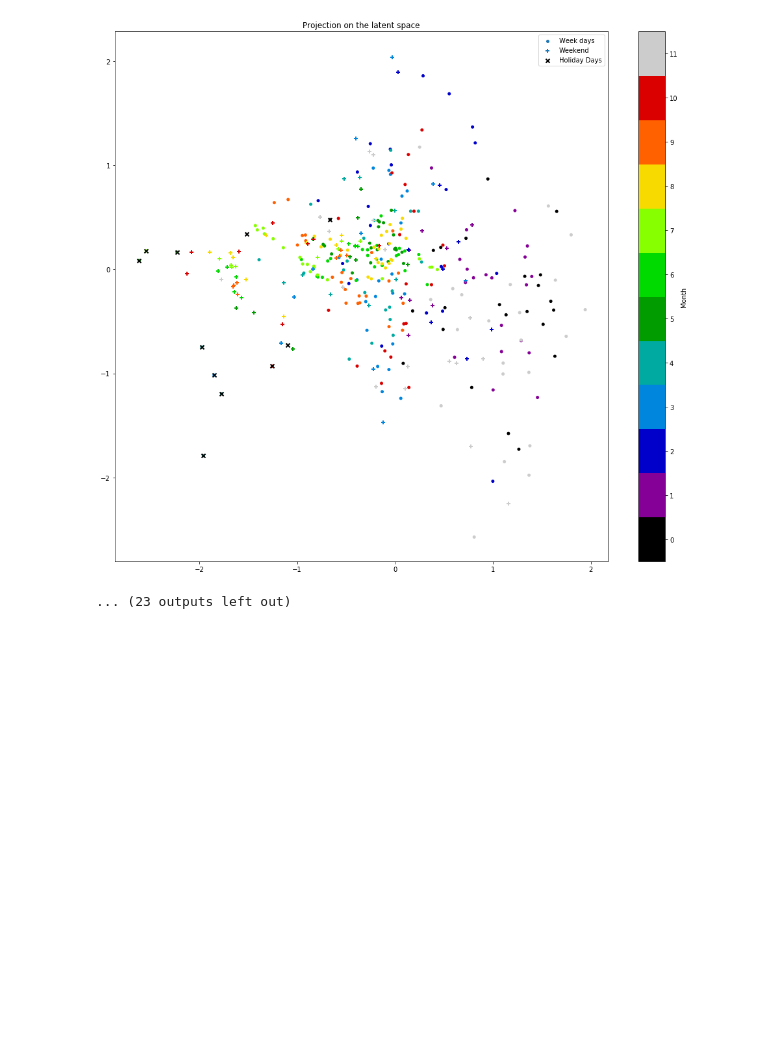
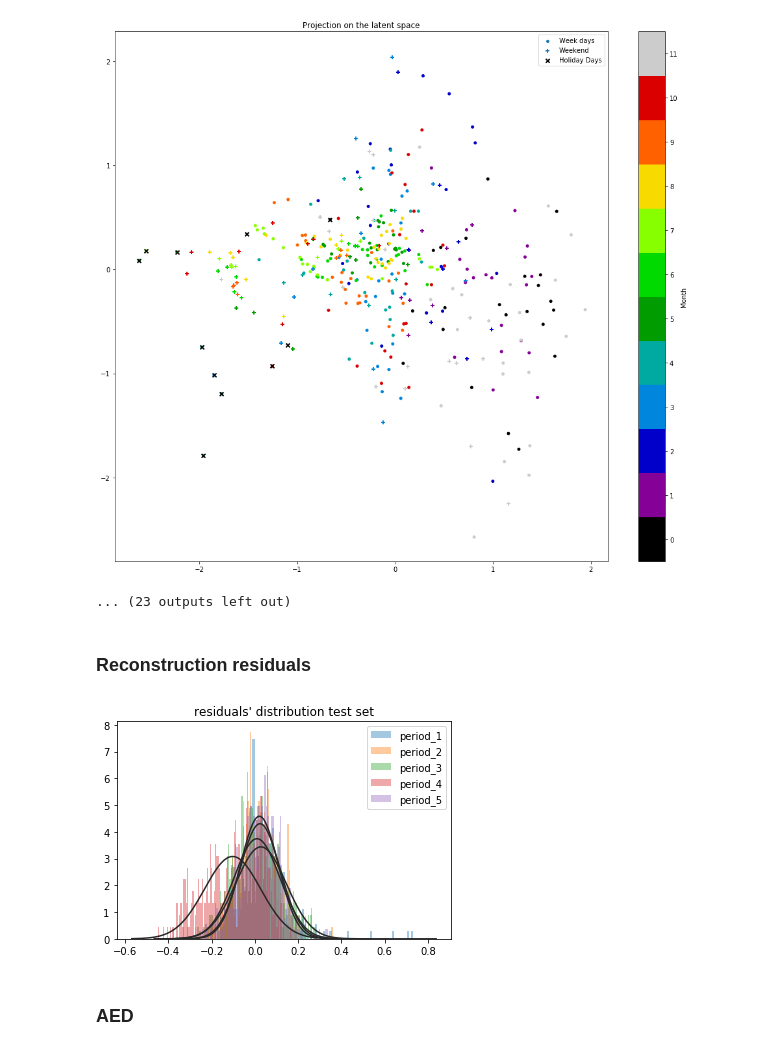
Before and after one commit to AntOliRsn/AutoEncoder, a Jupyter notebook: notebooks/multi_period_aed.ipynb, the cells around one changed output. Cells and saved outputs as stored; diff of their text form; code cells hidden in the pictures; blank space fills up the shorter version.

```diff
--- a/notebooks/multi_period_aed.ipynb
+++ b/notebooks/multi_period_aed.ipynb
@@ -27,6 +33,11 @@ from conso.conso_helpers import plot_latent_space_projection, pyplot_latent_spac
 # Load raw data
 path_data = os.path.join(path_main_folder, 'data')
 dict_data_conso = load_data_conso(path_data)
+# %%
+# Loading list
+path_data = os.path.join("/local/home/antorosi/Documents/Prediction/data")
+with open(os.path.join(path_data, 'ae_reference_list_wwe_2013-2017' + '.pickle'), 'rb') as f:
+    ael_reference= pickle.load(f)
 # %%
 # Load Holiday day information
 holiday_days_csv = os.path.join(path_data, "joursFeries.csv")
@@ -63,7 +74,7 @@ cond_dim = dict_datasets['period_1']['dataset']['train']['x'][1].shape[1]
 e_dims=[48,24,12]
 d_dims=[12,24,48]
 z_dim= 2
-beta = 0.3
+beta = 1
 # %%
 # Get folder for each model
 list_file = os.listdir(path_models_folder)
@@ -73,7 +86,7 @@ list_model_folders = sorted(list_model_folders)
 # Latent space study
 for model_folder in list_model_folders:
     model = CVAE(cond_dim=cond_dim, e_dims=e_dims, d_dims=d_dims,
-             z_dim=z_dim, beta=beta, name=name_model, output=path_model_folder, verbose=False)
+             z_dim=z_dim, beta=beta, name=name_model, output=path_models_folder, verbose=False)
     model.load_model(os.path.join(path_models_folder,model_folder, 'models'))
 
     period = model_folder[:8]
@@ -161,3 +174,34 @@ ________________________________________________________________________________
 [figure]
 [figure]
 ... (23 outputs left out)
+# %% [markdown]
+### Reconstruction residuals
+# %%
+for model_folder in list_model_folders:
+    model = CVAE(cond_dim=cond_dim, e_dims=e_dims, d_dims=d_dims,
+             z_dim=z_dim, beta=beta, name=name_model, output=path_models_folder, verbose=False)
+    model.load_model(os.path.join(path_models_folder,model_folder, 'models'))
+
+    period = model_folder[:8]
+
+    dataset = dict_datasets[period]['dataset']
+    type_set = 'test'
+
+    [x, cond] = dataset[type_set]['x']
+    x_hat = model.cvae.predict(x=[x, cond])
+
+    res_mat = (x - x_hat)
+    res = res_mat.mean(axis=1)
+
+    #sn.distplot(res_mat.flatten(), kde=False, fit=stats.norm, bins=100, label=period)
+    sn.distplot(res, kde=False, fit=stats.norm, bins=100, label=period)
+
+
+name_plot = 'residuals_distribution_{}'.format(type_set)
+plt.legend()
+plt.title("residuals' distribution {} set".format(type_set))
+plt.savefig(os.path.join(path_results, name_plot))
+# %% [output]
+[figure, added]
+# %% [markdown]
+### AED
```
Also changed, not shown: parts of 9 cells of this notebook, 4 other files.
